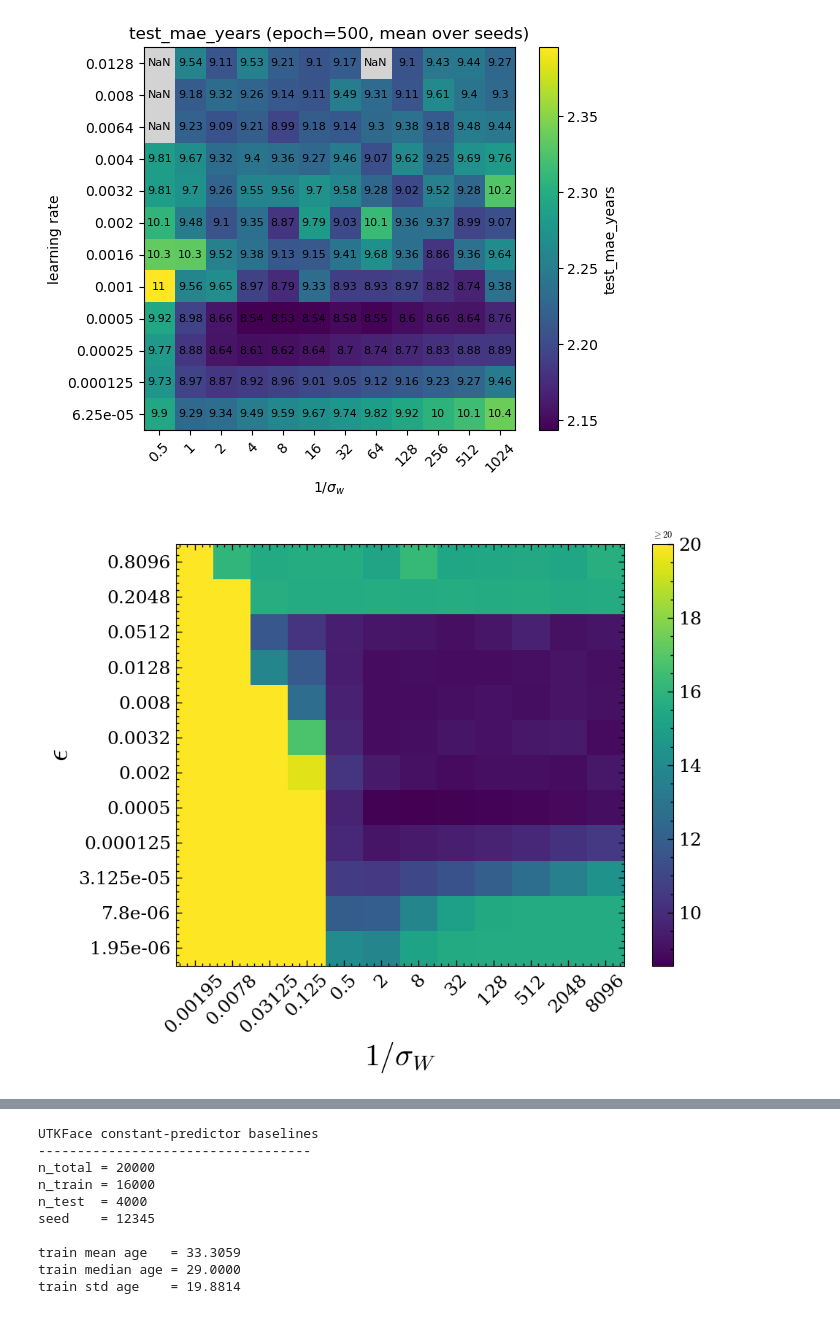
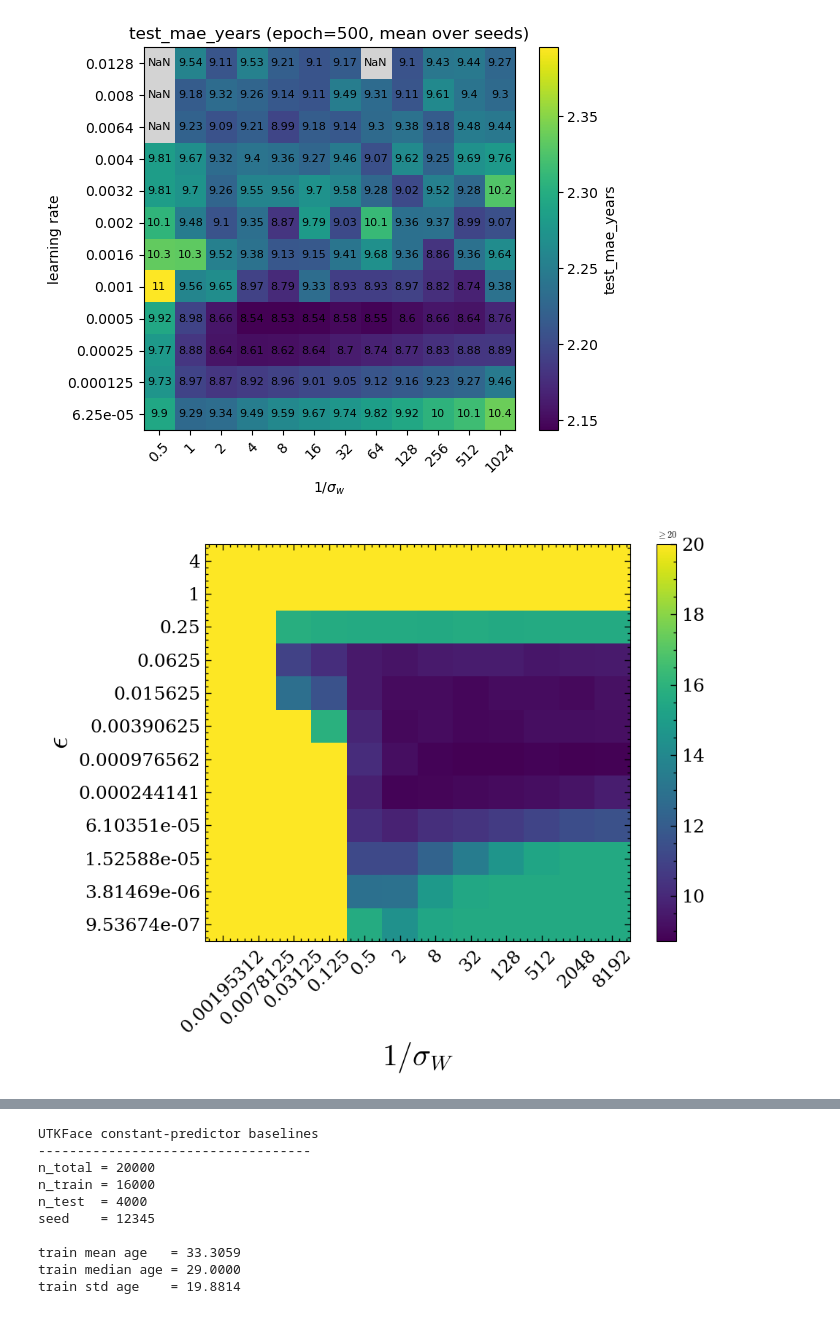
Before and after one commit to f-damico/BBP_in_SGD, a Jupyter notebook: notebook_experiment_2 copy.ipynb, the cells around one changed output, grey strips where cells are left out. Saved outputs shown, nothing was run; the diff lists cells and outputs as text; code cells hidden in the pictures.

```diff
--- a/notebook_experiment_2 copy.ipynb
+++ b/notebook_experiment_2 copy.ipynb
@@ -963,22 +963,22 @@ plt.show()
 [figure]
 # %%
 fig, ax, inv_vals, lr_vals, phase, counts = plot_phase_diagram_imshow(
-    "collected_results/exp2_dnn_SMALL_sgd_relu_v3.npz",
+    "collected_results/exp2_dnn_SMALL_sgd_relu_v4.npz",
     metric_key="test_mae_years",
     epoch= 300,
     annotate=False,
     figsize=(10,8),
     name_cbar="Test error",
     color_cut = 20,
 )
 
 fig.savefig(
     "phase_diagram_faces.pdf",
     format="pdf",
     bbox_inches="tight",
     dpi=300,
 )
 
 plt.show()
 # %% [output]
-[figure, old version]
+[figure, new version]
```
Also changed, not shown: parts of 3 cells of this notebook, 29 other files.
